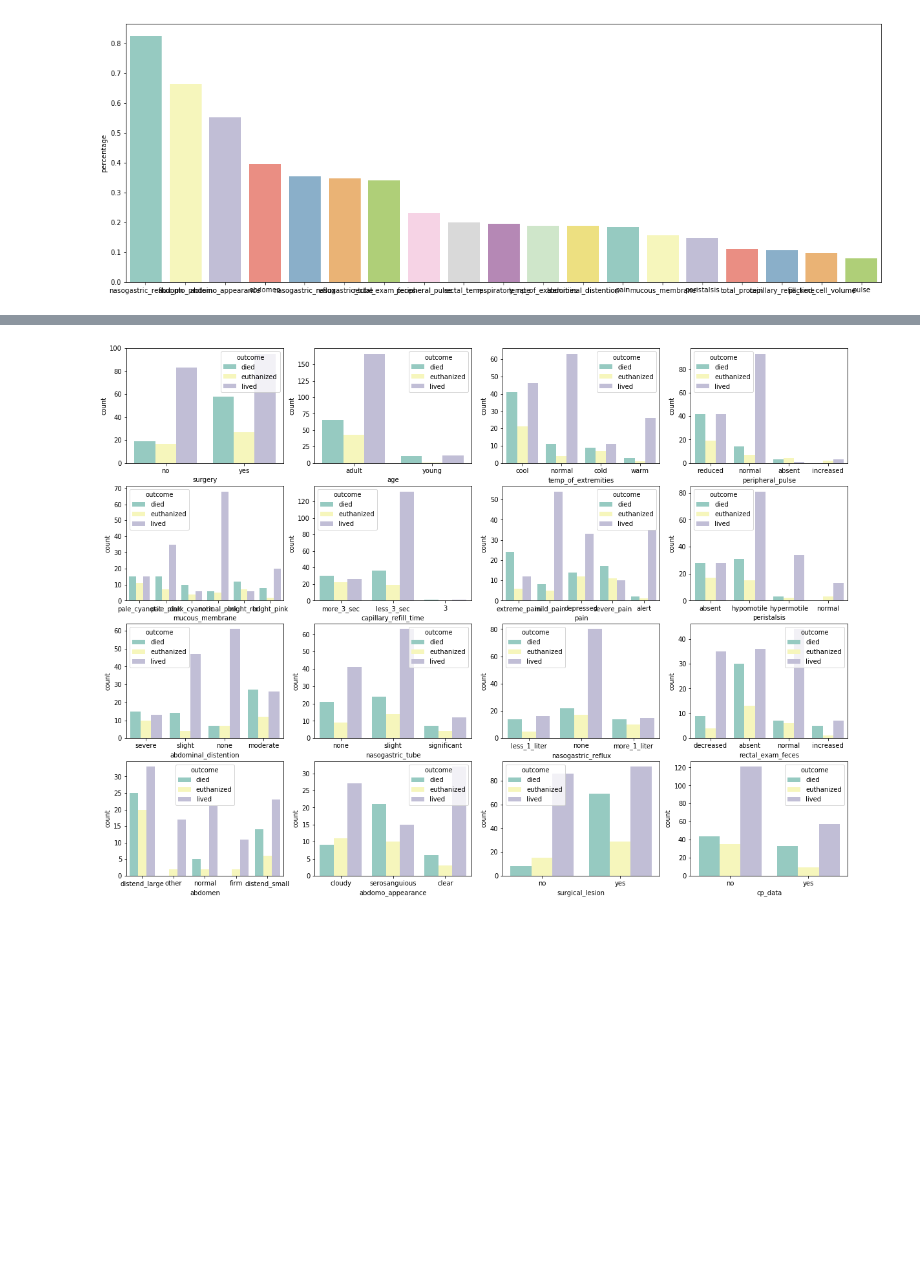
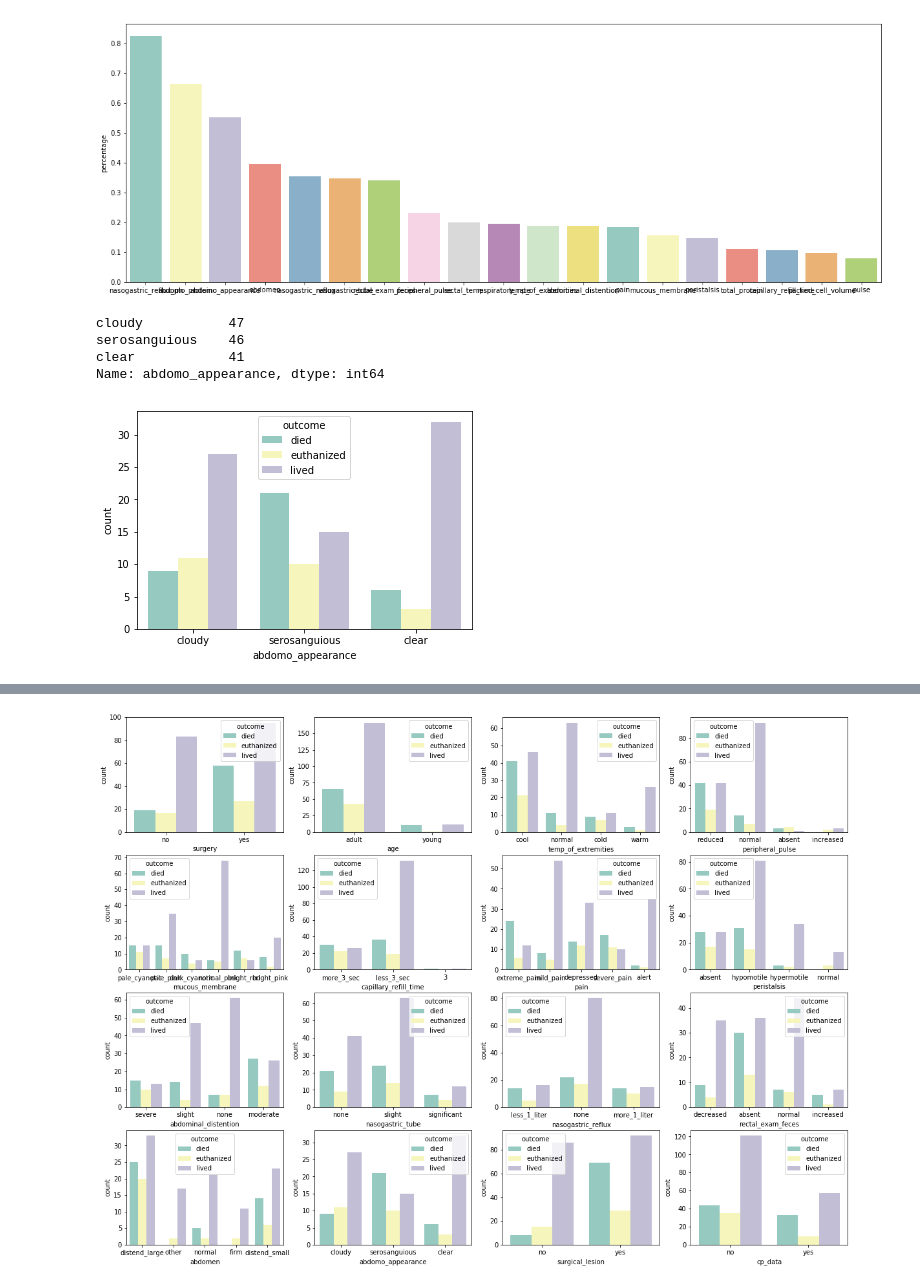
Before and after one commit to sooooner/horse_colic, a Jupyter notebook: horse-colic.ipynb, the cells around one changed output, grey strips where cells are left out. Cells and saved outputs as stored; diff of their text form; code cells hidden in the pictures; blank space fills up the shorter version.

```diff
--- a/horse-colic.ipynb
+++ b/horse-colic.ipynb
@@ -58,0 +68,12 @@ numeric = ['rectal_temp', 'pulse', 'respiratory_rate', 'nasogastric_reflux_ph',
+# %%
+df['abdomo_appearance'].value_counts()
+# %% [output]
+cloudy           47
+serosanguious    46
+clear            41
+Name: abdomo_appearance, dtype: int64
+# %%
+sns.countplot('abdomo_appearance', hue='outcome', data=df, palette="Set3")
+plt.show()
+# %% [output]
+[figure, added]
```
Also changed, not shown: parts of 36 cells of this notebook, 1 other file.
